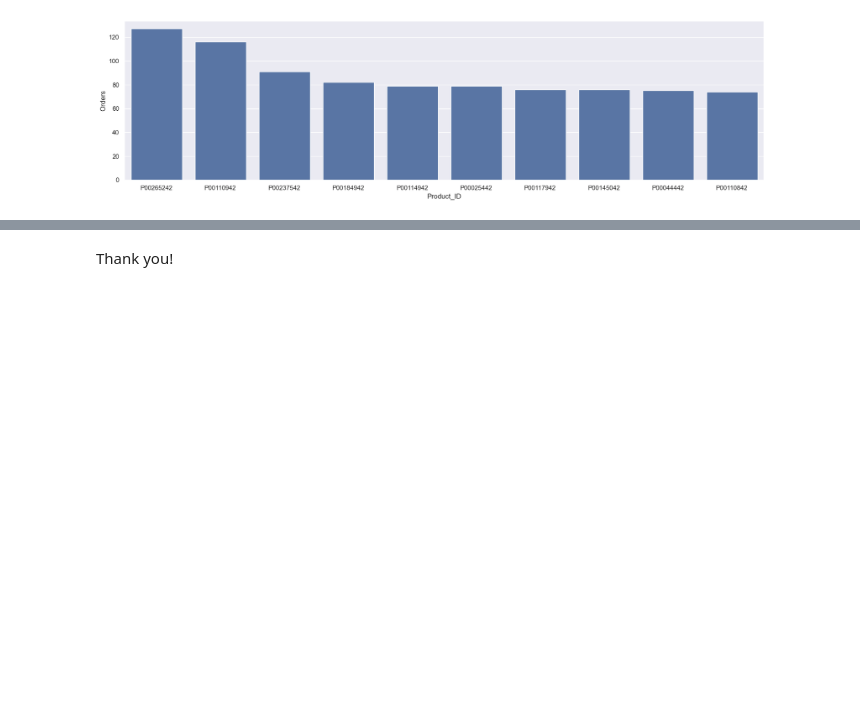
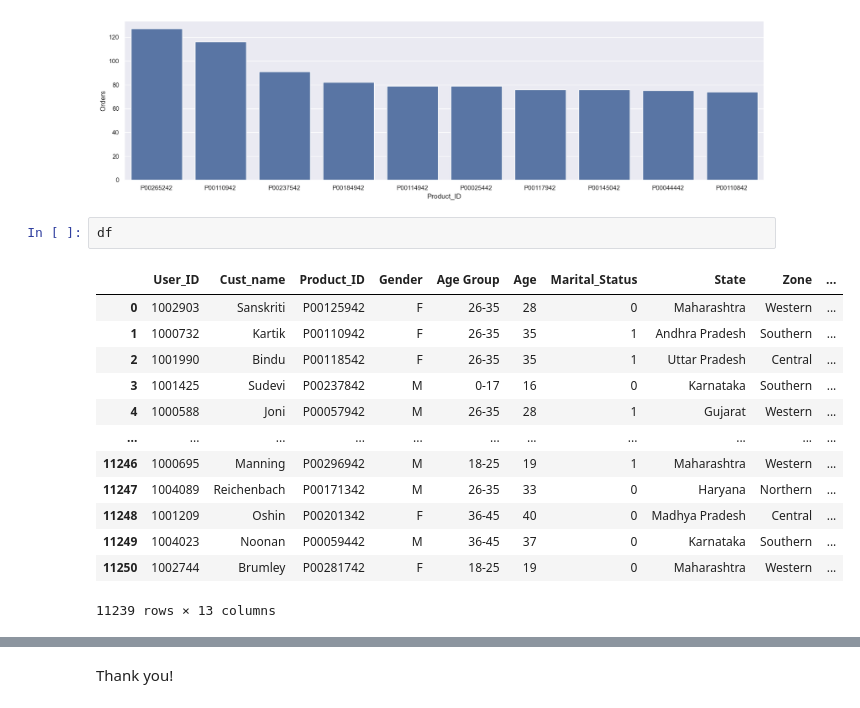
Before and after one commit to satyam1256/Data_Science, a Jupyter notebook: Data Analytics/Projects/DiwaliSales/Diwali_Analysis.ipynb, the cells around one changed output, grey strips where cells are left out. Saved outputs shown, nothing was run; the diff lists cells and outputs as text; blank space fills up the shorter version.

```diff
--- a/Data Analytics/Projects/DiwaliSales/Diwali_Analysis.ipynb
+++ b/Data Analytics/Projects/DiwaliSales/Diwali_Analysis.ipynb
@@ -263,6 +268,22 @@ sns.barplot(data = sales_state, x = 'Product_ID',y= 'Orders')
 # %% [output]
 <Axes: xlabel='Product_ID', ylabel='Orders'>
 [figure]
+# %%
+df
+# %% [output]
+|  | User_ID | Cust_name | Product_ID | Gender | Age Group | Age | Marital_Status | State | Zone | ... |
+| 0 | 1002903 | Sanskriti | P00125942 | F | 26-35 | 28 | 0 | Maharashtra | Western | ... |
+| 1 | 1000732 | Kartik | P00110942 | F | 26-35 | 35 | 1 | Andhra Pradesh | Southern | ... |
+| 2 | 1001990 | Bindu | P00118542 | F | 26-35 | 35 | 1 | Uttar Pradesh | Central | ... |
+| 3 | 1001425 | Sudevi | P00237842 | M | 0-17 | 16 | 0 | Karnataka | Southern | ... |
+| 4 | 1000588 | Joni | P00057942 | M | 26-35 | 28 | 1 | Gujarat | Western | ... |
+| ... | ... | ... | ... | ... | ... | ... | ... | ... | ... | ... |
+| 11246 | 1000695 | Manning | P00296942 | M | 18-25 | 19 | 1 | Maharashtra | Western | ... |
+| 11247 | 1004089 | Reichenbach | P00171342 | M | 26-35 | 33 | 0 | Haryana | Northern | ... |
+| 11248 | 1001209 | Oshin | P00201342 | F | 36-45 | 40 | 0 | Madhya Pradesh | Central | ... |
+| 11249 | 1004023 | Noonan | P00059442 | M | 36-45 | 37 | 0 | Karnataka | Southern | ... |
+| 11250 | 1002744 | Brumley | P00281742 | F | 18-25 | 19 | 0 | Maharashtra | Western | ... |
+11239 rows × 13 columns
 # %%
 # top 10 most sold products (same thing as above)
 
```
Also changed, not shown: parts of 17 cells of this notebook.
